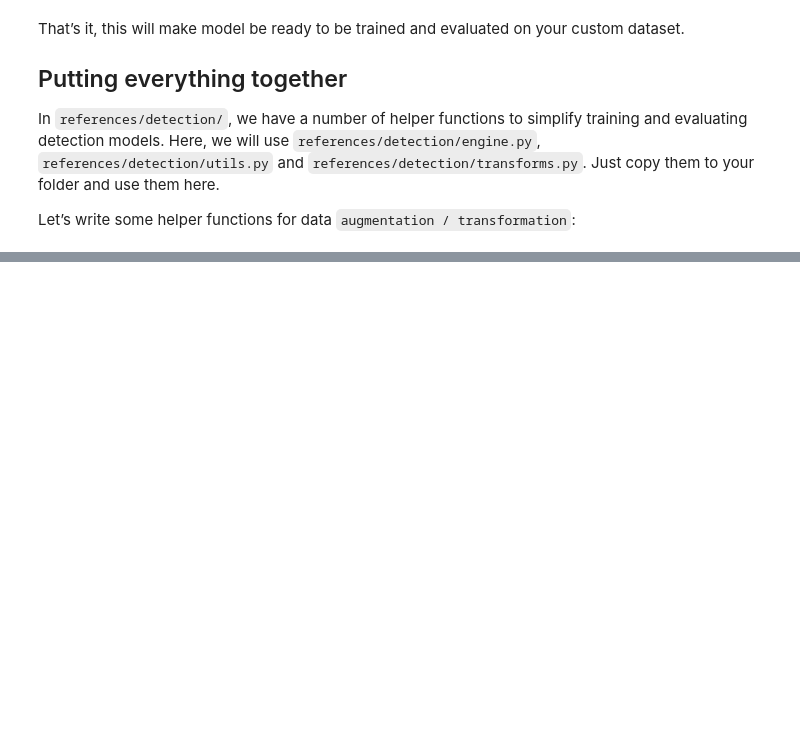
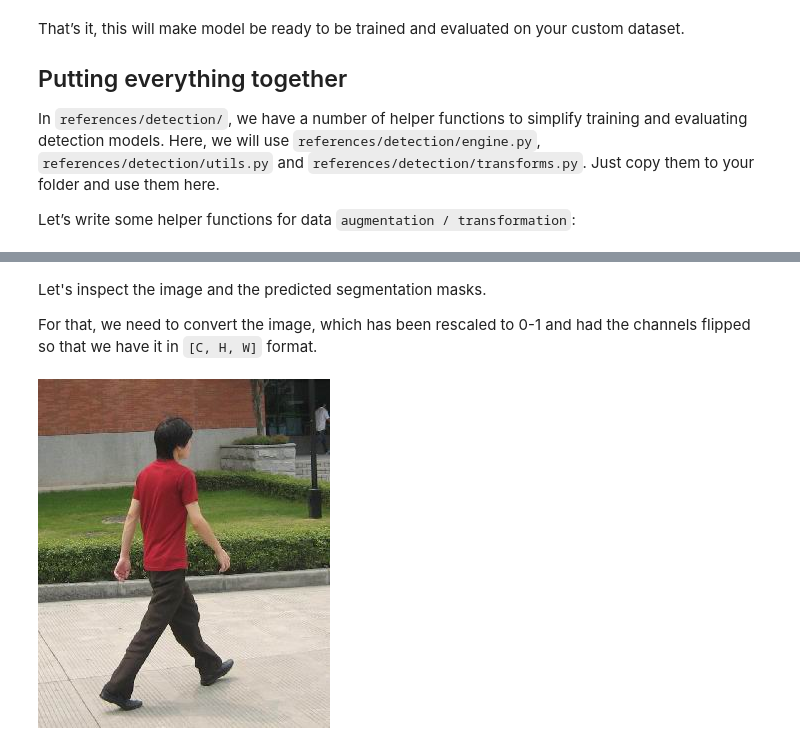
Before and after one commit to dangnam739/pytorch-tutorial, a Jupyter notebook: Object-Detection-finetuning/Torchvision object detection finetuning tutorial.ipynb, the cells around one changed output, grey strips where cells are left out. Drawn from its saved outputs; the diff is of its cells as text; code cells hidden in the pictures; blank space fills up the shorter version.

```diff
--- a/Object-Detection-finetuning/Torchvision object detection finetuning tutorial.ipynb
+++ b/Object-Detection-finetuning/Torchvision object detection finetuning tutorial.ipynb
@@ -268,0 +334,19 @@ Original Traceback (most recent call last):
+# %%
+#use our dataset and defined transformations
+dataset = PennFudanDataset('PennFudanPed', get_transform(train=True))
+dataset_test = PennFudanDataset('PennFudanPed', get_transform(train=False))
+
+#split the dataset in train and test set
+torch.manual_seed(1)
+indices = torch.randperm(len(dataset)).tolist()
+dataset = torch.utils.data.Subset(dataset, indices[:-50])
+dataset_test = torch.utils.data.Subset(dataset_test, indices[-50:])
+
+#define training and validation data loaders
+data_loader = torch.utils.data.DataLoader(
+    dataset, batch_size=1, shuffle=True, num_workers=4,
+    collate_fn=utils.collate_fn)
+
+data_loader_test = torch.utils.data.DataLoader(
+    dataset_test, batch_size=1, shuffle=False, num_workers=4,
+    collate_fn=utils.collate_fn)
@@ -268,0 +413,7 @@ Original Traceback (most recent call last):
+# %%
+# pick one image from the test set
+img, _ = dataset_test[0]
+# put the model in evaluation mode
+model.eval()
+with torch.no_grad():
+    prediction = model([img.to(device)])
@@ -268,0 +443,8 @@ Original Traceback (most recent call last):
+# %% [markdown]
+Let's inspect the image and the predicted segmentation masks.
+
+For that, we need to convert the image, which has been rescaled to 0-1 and had the channels flipped so that we have it in `[C, H, W]` format.
+# %%
+Image.fromarray(img.mul(255).permute(1, 2, 0).byte().numpy())
+# %% [output]
+[figure, added]
```
Also changed, not shown: parts of 25 cells of this notebook.
